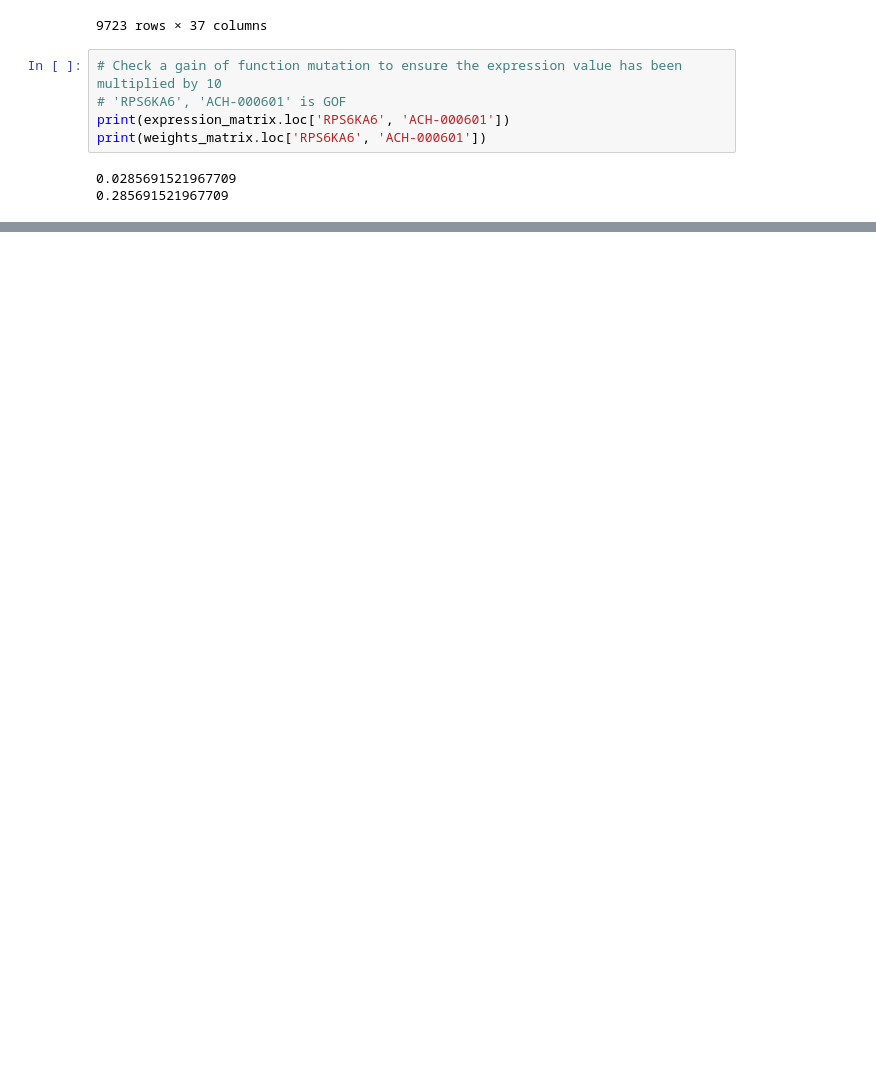
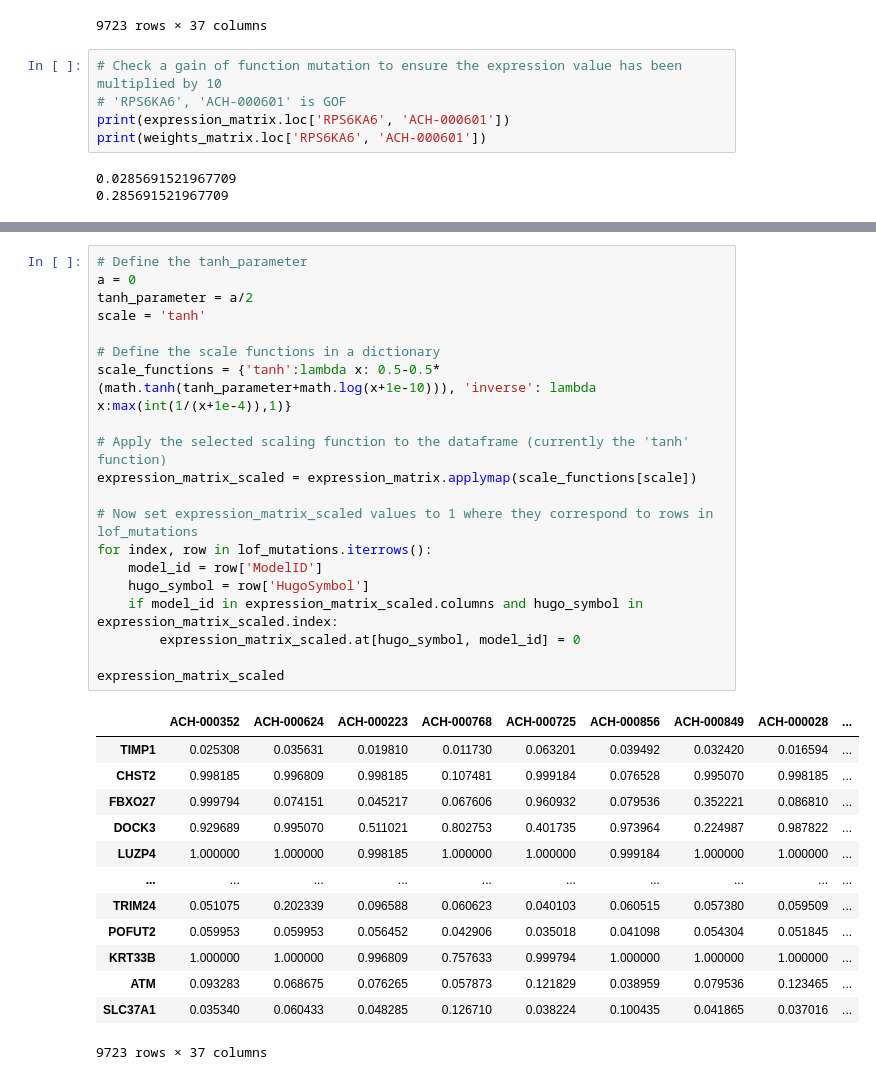
Before and after one commit to dan-beach/dependant-weights, a Jupyter notebook: gene_celll_line_lists.ipynb, the cells around one changed output, grey strips where cells are left out. Saved outputs shown, nothing was run; the diff lists cells and outputs as text; blank space fills up the shorter version.

```diff
--- a/gene_celll_line_lists.ipynb
+++ b/gene_celll_line_lists.ipynb
@@ -548,0 +546,34 @@ print(weights_matrix.loc['PINK1', 'ACH-000856'])
+# %%
+# Define the tanh_parameter
+a = 0
+tanh_parameter = a/2
+scale = 'tanh'
+
+# Define the scale functions in a dictionary
+scale_functions = {'tanh':lambda x: 0.5-0.5*(math.tanh(tanh_parameter+math.log(x+1e-10))), 'inverse': lambda x:max(int(1/(x+1e-4)),1)}
+
+# Apply the selected scaling function to the dataframe (currently the 'tanh' function)
+expression_matrix_scaled = expression_matrix.applymap(scale_functions[scale])
+
+# Now set expression_matrix_scaled values to 1 where they correspond to rows in lof_mutations
+for index, row in lof_mutations.iterrows():
+    model_id = row['ModelID']
+    hugo_symbol = row['HugoSymbol']
+    if model_id in expression_matrix_scaled.columns and hugo_symbol in expression_matrix_scaled.index:
+        expression_matrix_scaled.at[hugo_symbol, model_id] = 0
+
+expression_matrix_scaled
+# %% [output]
+|  | ACH-000352 | ACH-000624 | ACH-000223 | ACH-000768 | ACH-000725 | ACH-000856 | ACH-000849 | ACH-000028 | ... |
+| TIMP1 | 0.025308 | 0.035631 | 0.019810 | 0.011730 | 0.063201 | 0.039492 | 0.032420 | 0.016594 | ... |
+| CHST2 | 0.998185 | 0.996809 | 0.998185 | 0.107481 | 0.999184 | 0.076528 | 0.995070 | 0.998185 | ... |
+| FBXO27 | 0.999794 | 0.074151 | 0.045217 | 0.067606 | 0.960932 | 0.079536 | 0.352221 | 0.086810 | ... |
+| DOCK3 | 0.929689 | 0.995070 | 0.511021 | 0.802753 | 0.401735 | 0.973964 | 0.224987 | 0.987822 | ... |
+| LUZP4 | 1.000000 | 1.000000 | 0.998185 | 1.000000 | 1.000000 | 0.999184 | 1.000000 | 1.000000 | ... |
+| ... | ... | ... | ... | ... | ... | ... | ... | ... | ... |
+| TRIM24 | 0.051075 | 0.202339 | 0.096588 | 0.060623 | 0.040103 | 0.060515 | 0.057380 | 0.059509 | ... |
+| POFUT2 | 0.059953 | 0.059953 | 0.056452 | 0.042906 | 0.035018 | 0.041098 | 0.054304 | 0.051845 | ... |
+| KRT33B | 1.000000 | 1.000000 | 0.996809 | 0.757633 | 0.999794 | 1.000000 | 1.000000 | 1.000000 | ... |
+| ATM | 0.093283 | 0.068675 | 0.076265 | 0.057873 | 0.121829 | 0.038959 | 0.079536 | 0.123465 | ... |
+| SLC37A1 | 0.035340 | 0.060433 | 0.048285 | 0.126710 | 0.038224 | 0.100435 | 0.041865 | 0.037016 | ... |
+9723 rows × 37 columns
```
Also changed, not shown: parts of 13 cells of this notebook, 5 other files.
